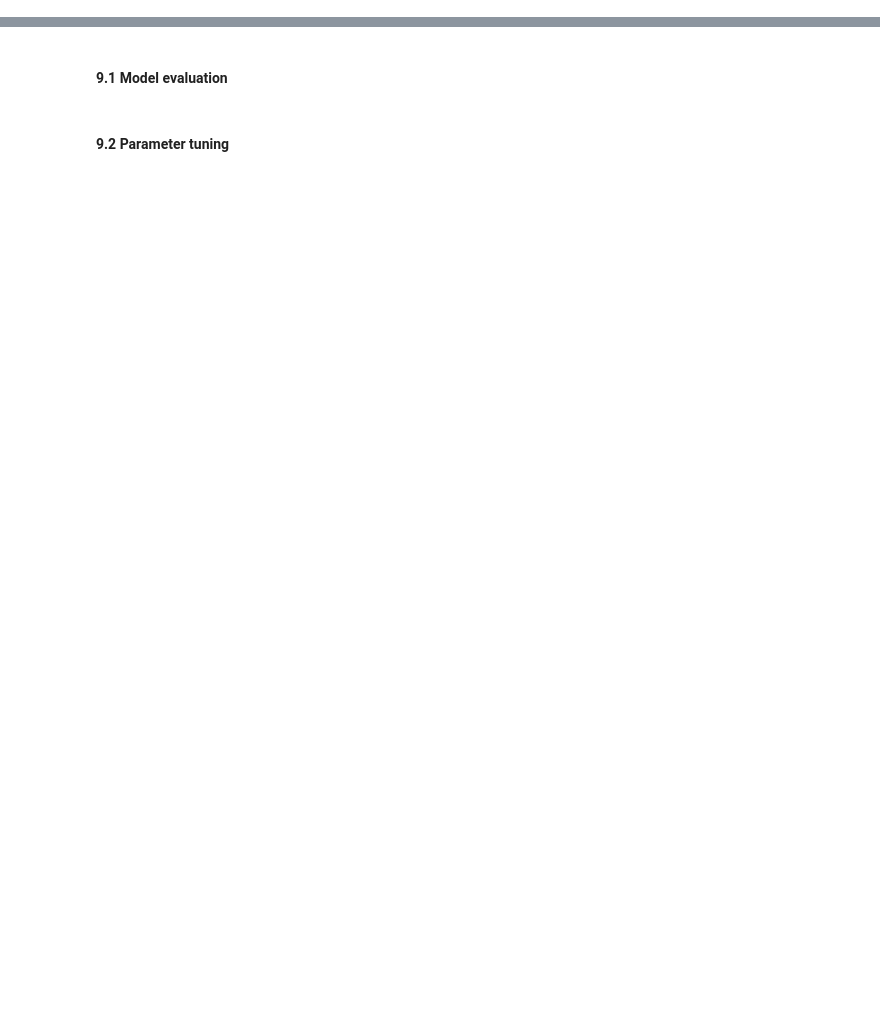
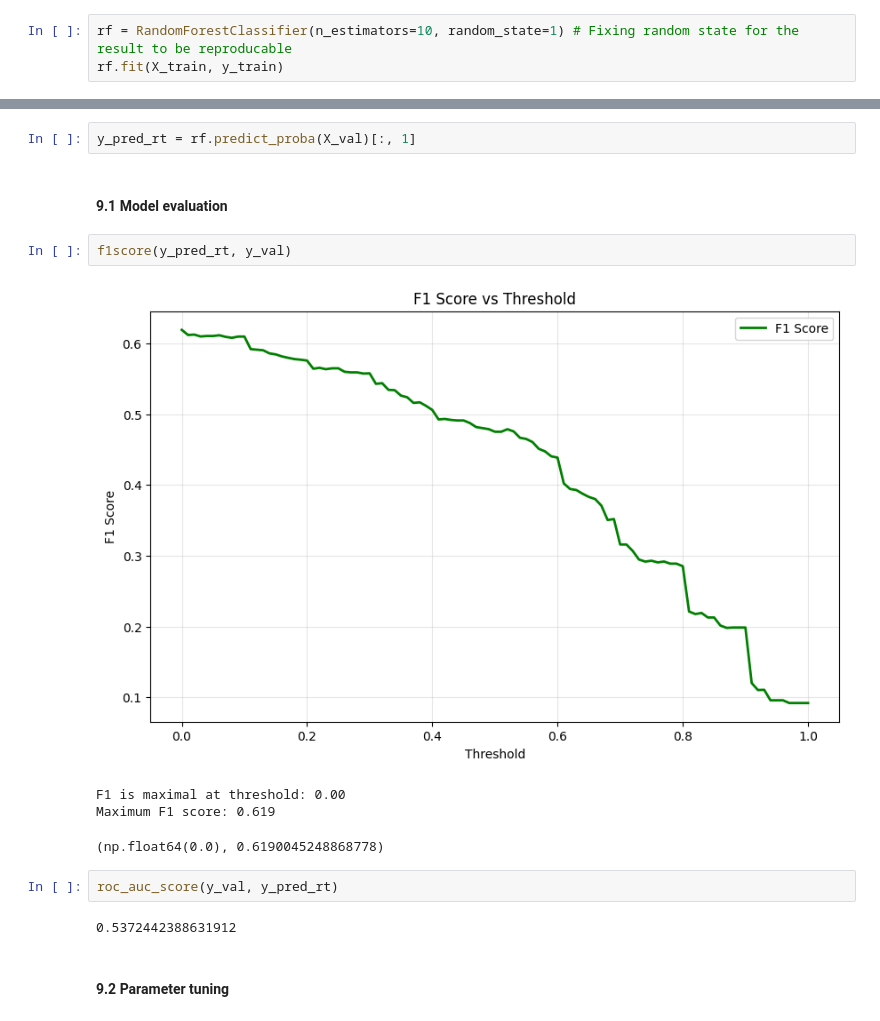
Before and after one commit to dmitrykosintsev/lm-zoomcamp, a Jupyter notebook: Midterm-cyberbullying/notebook.ipynb, the cells around one changed output, grey strips where cells are left out. Cells and saved outputs as stored; diff of their text form; blank space fills up the shorter version.

```diff
--- a/Midterm-cyberbullying/notebook.ipynb
+++ b/Midterm-cyberbullying/notebook.ipynb
@@ -591,2 +775,5 @@ LogisticRegression(C=0.01, max_iter=1000, random_state=1, solver='liblinear')
 # %% [markdown]
 ### 9 Random forest
+# %%
+rf = RandomForestClassifier(n_estimators=10, random_state=1) # Fixing random state for the result to be reproducable
+rf.fit(X_train, y_train)
@@ -593,4 +782,17 @@ LogisticRegression(C=0.01, max_iter=1000, random_state=1, solver='liblinear')
+# %%
+y_pred_rt = rf.predict_proba(X_val)[:, 1]
 # %% [markdown]
 #### 9.1 Model evaluation
+# %%
+f1score(y_pred_rt, y_val)
+# %% [output]
+[figure, added]
+F1 is maximal at threshold: 0.00
+Maximum F1 score: 0.619
+(np.float64(0.0), 0.6190045248868778)
+# %%
+roc_auc_score(y_val, y_pred_rt)
+# %% [output]
+0.5372442388631912
 # %% [markdown]
 #### 9.2 Parameter tuning
```
Also changed, not shown: parts of 73 cells of this notebook.
